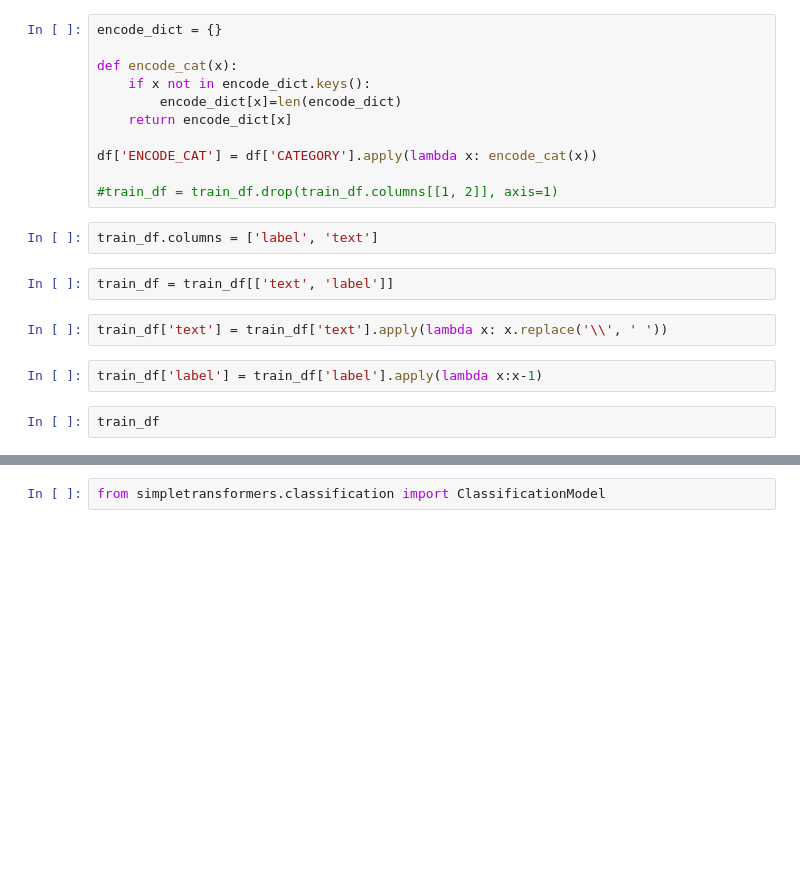
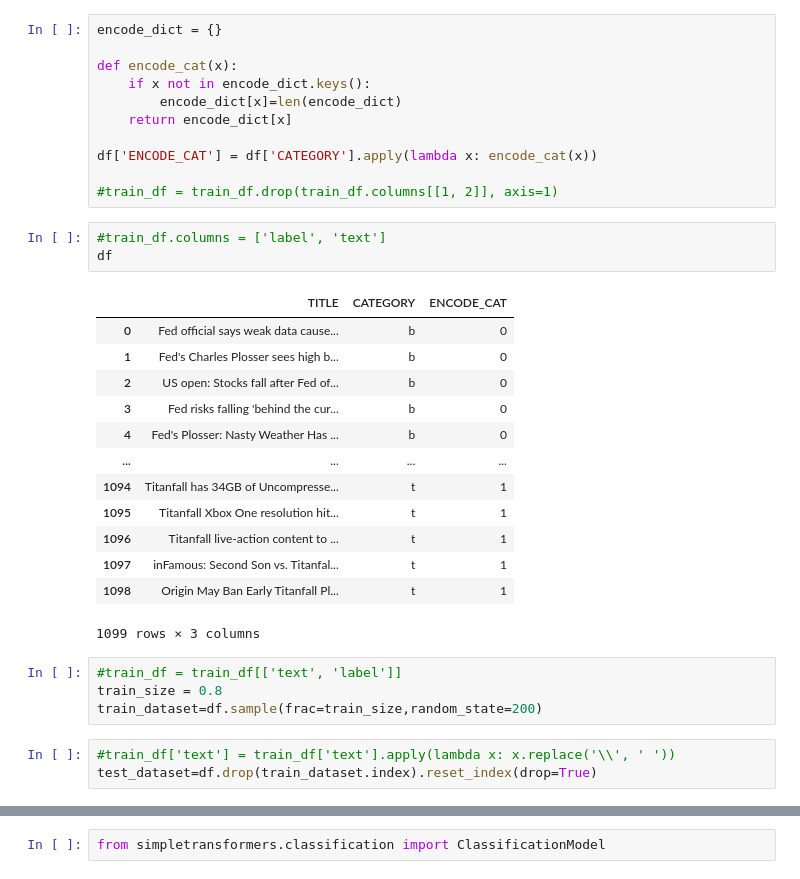
Before and after one commit to girishcx/contentanalysis, a Jupyter notebook: item5.ipynb, the cells around one changed output, grey strips where cells are left out. Saved outputs shown, nothing was run; the diff lists cells and outputs as text; blank space fills up the shorter version.

```diff
--- a/item5.ipynb
+++ b/item5.ipynb
@@ -72,12 +72,26 @@ df['ENCODE_CAT'] = df['CATEGORY'].apply(lambda x: encode_cat(x))
 
 #train_df = train_df.drop(train_df.columns[[1, 2]], axis=1)
 # %%
-train_df.columns = ['label', 'text']
+#train_df.columns = ['label', 'text']
+df
+# %% [output]
+|  | TITLE | CATEGORY | ENCODE_CAT |
+| 0 | Fed official says weak data cause... | b | 0 |
+| 1 | Fed's Charles Plosser sees high b... | b | 0 |
+| 2 | US open: Stocks fall after Fed of... | b | 0 |
+| 3 | Fed risks falling 'behind the cur... | b | 0 |
+| 4 | Fed's Plosser: Nasty Weather Has ... | b | 0 |
+| ... | ... | ... | ... |
+| 1094 | Titanfall has 34GB of Uncompresse... | t | 1 |
+| 1095 | Titanfall Xbox One resolution hit... | t | 1 |
+| 1096 | Titanfall live-action content to ... | t | 1 |
+| 1097 | inFamous: Second Son vs. Titanfal... | t | 1 |
+| 1098 | Origin May Ban Early Titanfall Pl... | t | 1 |
+1099 rows × 3 columns
-# %%
-train_df = train_df[['text', 'label']]
+# %%
+#train_df = train_df[['text', 'label']]
+train_size = 0.8
+train_dataset=df.sample(frac=train_size,random_state=200)
 # %%
-train_df['text'] = train_df['text'].apply(lambda x: x.replace('\\', ' '))
+#train_df['text'] = train_df['text'].apply(lambda x: x.replace('\\', ' '))
+test_dataset=df.drop(train_dataset.index).reset_index(drop=True)
-# %%
-train_df['label'] = train_df['label'].apply(lambda x:x-1)
-# %%
-train_df
```
Also changed, not shown: parts of 18 cells of this notebook.
